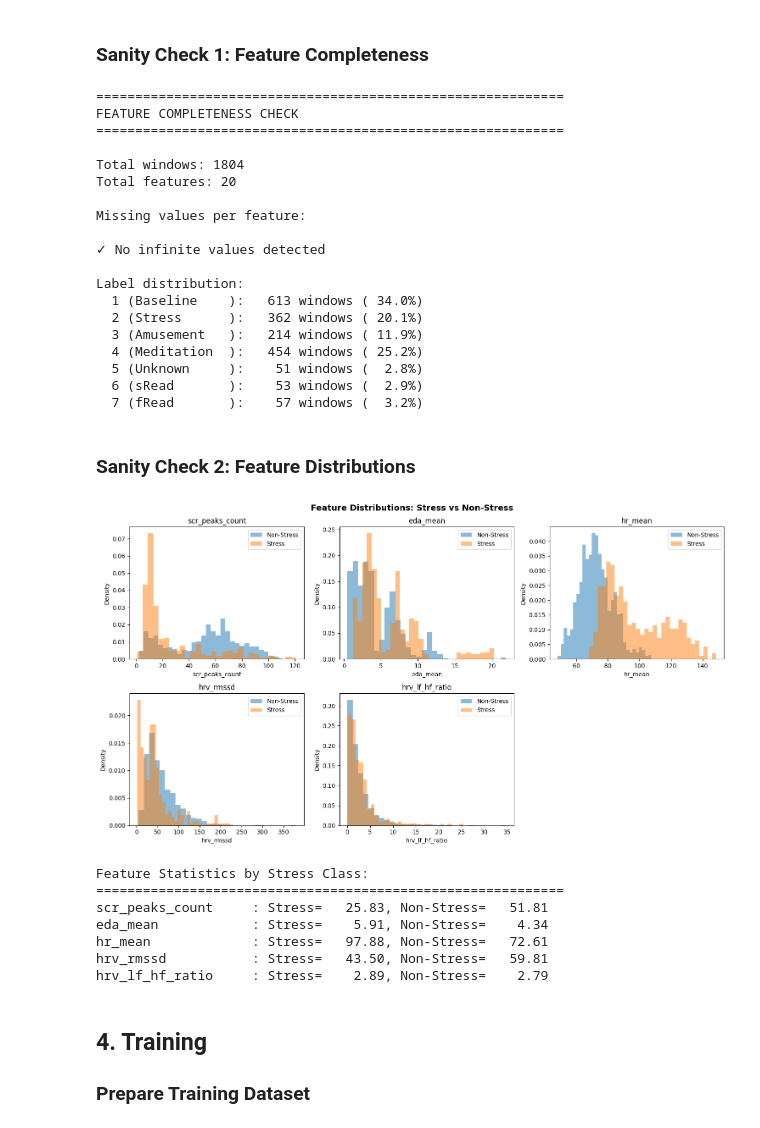
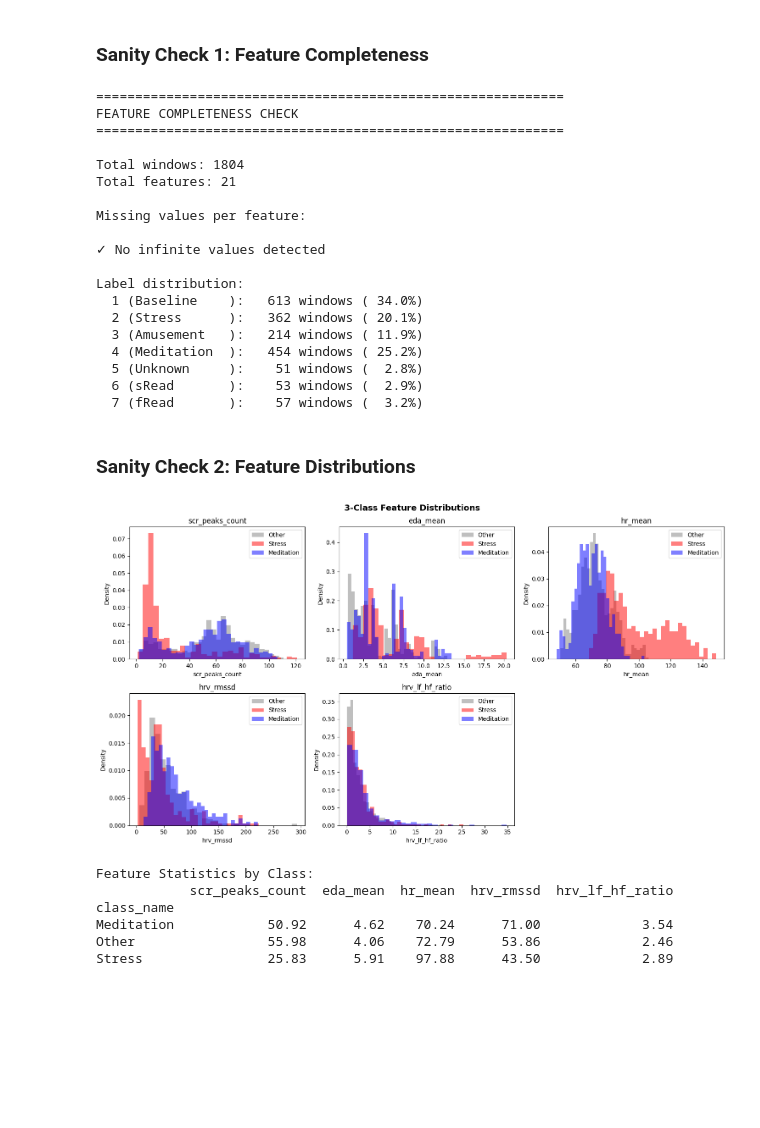
Before and after one commit to maggiebowen/doomstopping, a Jupyter notebook: notebooks/01_wesad_stress_model.ipynb, the cells around one changed output. Drawn from its saved outputs; the diff is of its cells as text; code cells hidden in the pictures; blank space fills up the shorter version.

```diff
--- a/notebooks/01_wesad_stress_model.ipynb
+++ b/notebooks/01_wesad_stress_model.ipynb
@@ -353,6 +353,7 @@ for subject_id in sorted(all_subjects_data.keys()):
 
             # Add label to features
             combined_features['label'] = window_label
+            combined_features['subject'] = subject_id
 
             # Store
             all_features.append(combined_features)
@@ -454,7 +456,7 @@ FEATURE COMPLETENESS CHECK
 ============================================================
 
 Total windows: 1804
-Total features: 20
+Total features: 21
 
 Missing values per feature:
 
@@ -471,55 +473,55 @@ Label distribution:
 # %% [markdown]
 ### Sanity Check 2: Feature Distributions
 # %%
-# Plot distributions of key features by stress vs non-stress
-# Binary classification: Stress (label=2) vs Non-Stress (labels=1,3,4)
+# Plot distributions of key features by Class (Stress vs Meditation vs Other)
 
-features_df['stress_binary'] = (features_df['label'] == 2).astype(int)
+# Temporary mapping for visualization
+def map_viz_label(l):
+    if l == 2: return 'Stress'
+    if l == 4: return 'Meditation'
+    if l in [1, 3]: return 'Other'
+    return None
+
+viz_df = features_df.copy()
+viz_df['class_name'] = viz_df['label'].apply(map_viz_label)
+viz_df = viz_df.dropna(subset=['class_name'])
 
 # Select key features to visualize
 key_features = ['scr_peaks_count', 'eda_mean', 'hr_mean', 'hrv_rmssd', 'hrv_lf_hf_ratio']
 
 fig, axes = plt.subplots(2, 3, figsize=(15, 8))
 axes = axes.flatten()
 
+classes = ['Other', 'Stress', 'Meditation']
+colors = {'Other': 'gray', 'Stress': 'red', 'Meditation': 'blue'}
+
 for i, feature in enumerate(key_features):
     ax = axes[i]
 
-    # Plot distributions
-    stress_data = features_df[features_df['stress_binary'] == 1][feature].dropna()
-    non_stress_data = features_df[features_df['stress_binary'] == 0][feature].dropna()
-
-    ax.hist(non_stress_data, bins=30, alpha=0.5, label='Non-Stress', density=True)
-    ax.hist(stress_data, bins=30, alpha=0.5, label='Stress', density=True)
+    for cls in classes:
+        subset = viz_df[viz_df['class_name'] == cls][feature].dropna()
+        ax.hist(subset, bins=30, alpha=0.5, label=cls, density=True, color=colors[cls])
 
     ax.set_xlabel(feature)
     ax.set_ylabel('Density')
     ax.legend()
     ax.set_title(f'{feature}')
 
 # Remove extra subplot
 fig.delaxes(axes[5])
 
 plt.tight_layout()
-plt.suptitle('Feature Distributions: Stress vs Non-Stress', y=1.02, fontsize=14, fontweight='bold')
+plt.suptitle('3-Class Feature Distributions', y=1.02, fontsize=14, fontweight='bold')
 plt.show()
 
 # Print statistics
-print('\nFeature Statistics by Stress Class:')
-print('='*60)
-for feature in key_features:
-    stress_mean = features_df[features_df['stress_binary'] == 1][feature].mean()
-    non_stress_mean = features_df[features_df['stress_binary'] == 0][feature].mean()
-    print(f'{feature:20s}: Stress={stress_mean:8.2f}, Non-Stress={non_stress_mean:8.2f}')
+print('\nFeature Statistics by Class:')
+print(viz_df.groupby('class_name')[key_features].mean().round(2))
 # %% [output]
-[figure, old version]
+[figure, new version]
-Feature Statistics by Stress Class:
-============================================================
-scr_peaks_count     : Stress=   25.83, Non-Stress=   51.81
-eda_mean            : Stress=    5.91, Non-Stress=    4.34
-hr_mean             : Stress=   97.88, Non-Stress=   72.61
-hrv_rmssd           : Stress=   43.50, Non-Stress=   59.81
-hrv_lf_hf_ratio     : Stress=    2.89, Non-Stress=    2.79
+Feature Statistics by Class:
+            scr_peaks_count  eda_mean  hr_mean  hrv_rmssd  hrv_lf_hf_ratio
+class_name
+Meditation            50.92      4.62    70.24      71.00             3.54
+Other                 55.98      4.06    72.79      53.86             2.46
+Stress                25.83      5.91    97.88      43.50             2.89
-# %% [markdown]
-## 4. Training
-### Prepare Training Dataset
```
Also changed, not shown: parts of 12 cells of this notebook, 1 other file.
